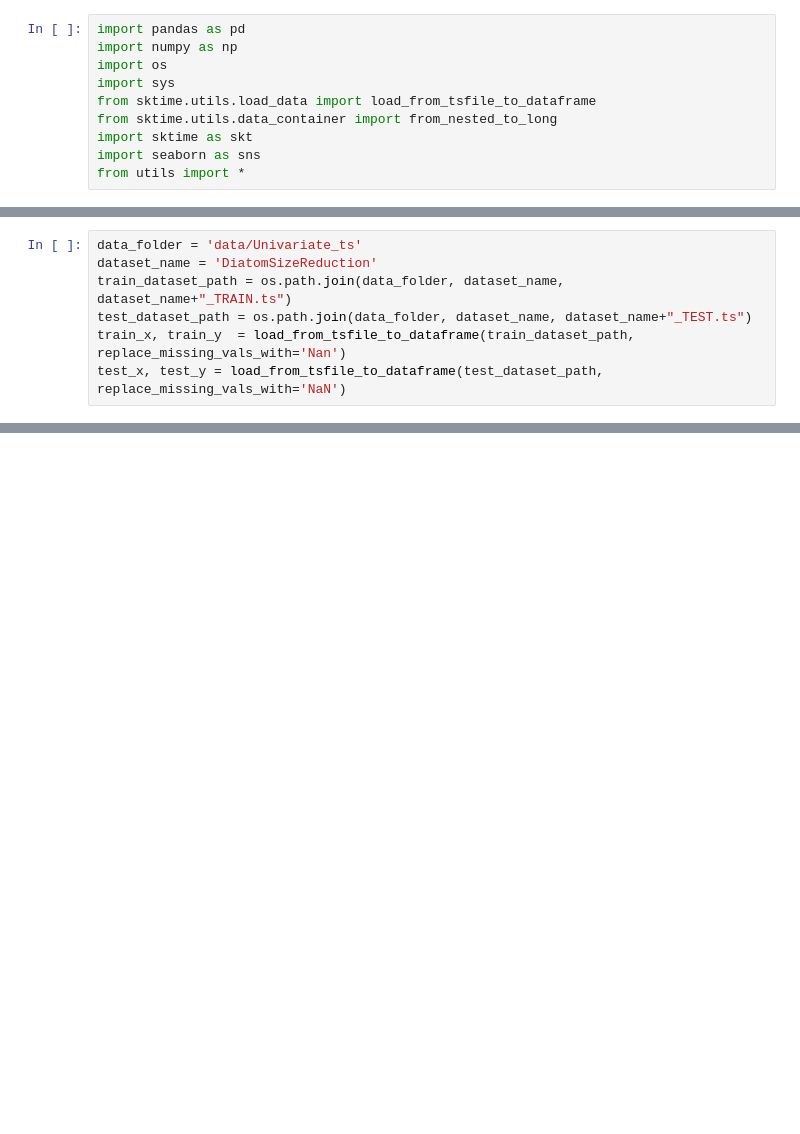
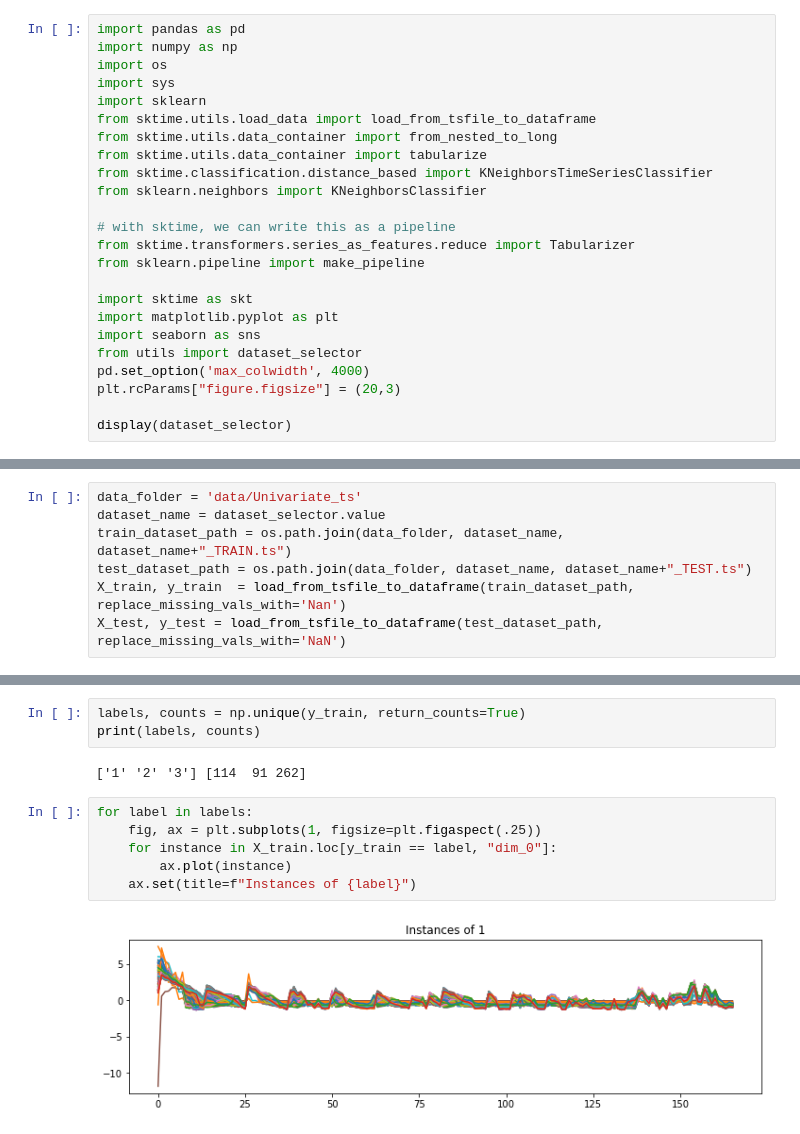
Before and after one commit to clone95/time-series-misc, a Jupyter notebook: sktime.ipynb, the cells around one changed output, grey strips where cells are left out. Drawn from its saved outputs; the diff is of its cells as text; blank space fills up the shorter version.

```diff
--- a/sktime.ipynb
+++ b/sktime.ipynb
@@ -3,8 +3,22 @@ import pandas as pd
 import numpy as np
 import os
 import sys
+import sklearn
 from sktime.utils.load_data import load_from_tsfile_to_dataframe
 from sktime.utils.data_container import from_nested_to_long
+from sktime.utils.data_container import tabularize
+from sktime.classification.distance_based import KNeighborsTimeSeriesClassifier
+from sklearn.neighbors import KNeighborsClassifier
+
+# with sktime, we can write this as a pipeline
+from sktime.transformers.series_as_features.reduce import Tabularizer
+from sklearn.pipeline import make_pipeline
+
 import sktime as skt
+import matplotlib.pyplot as plt
 import seaborn as sns
-from utils import *
+from utils import dataset_selector
+pd.set_option('max_colwidth', 4000)
+plt.rcParams["figure.figsize"] = (20,3)
+
+display(dataset_selector)
@@ -11,7 +27,7 @@ from utils import *
 # %%
 data_folder = 'data/Univariate_ts'
-dataset_name = 'DiatomSizeReduction'
+dataset_name = dataset_selector.value
 train_dataset_path = os.path.join(data_folder, dataset_name, dataset_name+"_TRAIN.ts")
 test_dataset_path = os.path.join(data_folder, dataset_name, dataset_name+"_TEST.ts")
-train_x, train_y  = load_from_tsfile_to_dataframe(train_dataset_path, replace_missing_vals_with='Nan')
-test_x, test_y = load_from_tsfile_to_dataframe(test_dataset_path, replace_missing_vals_with='NaN')
+X_train, y_train  = load_from_tsfile_to_dataframe(train_dataset_path, replace_missing_vals_with='Nan')
+X_test, y_test = load_from_tsfile_to_dataframe(test_dataset_path, replace_missing_vals_with='NaN')
@@ -66,0 +34,13 @@ display(dataset_selector)
+# %%
+labels, counts = np.unique(y_train, return_counts=True)
+print(labels, counts)
+# %% [output]
+['1' '2' '3'] [114  91 262]
+# %%
+for label in labels:
+    fig, ax = plt.subplots(1, figsize=plt.figaspect(.25))
+    for instance in X_train.loc[y_train == label, "dim_0"]:
+        ax.plot(instance)
+    ax.set(title=f"Instances of {label}")
+# %% [output]
+[figure, added]
```
Also changed, not shown: parts of 9 cells of this notebook.
